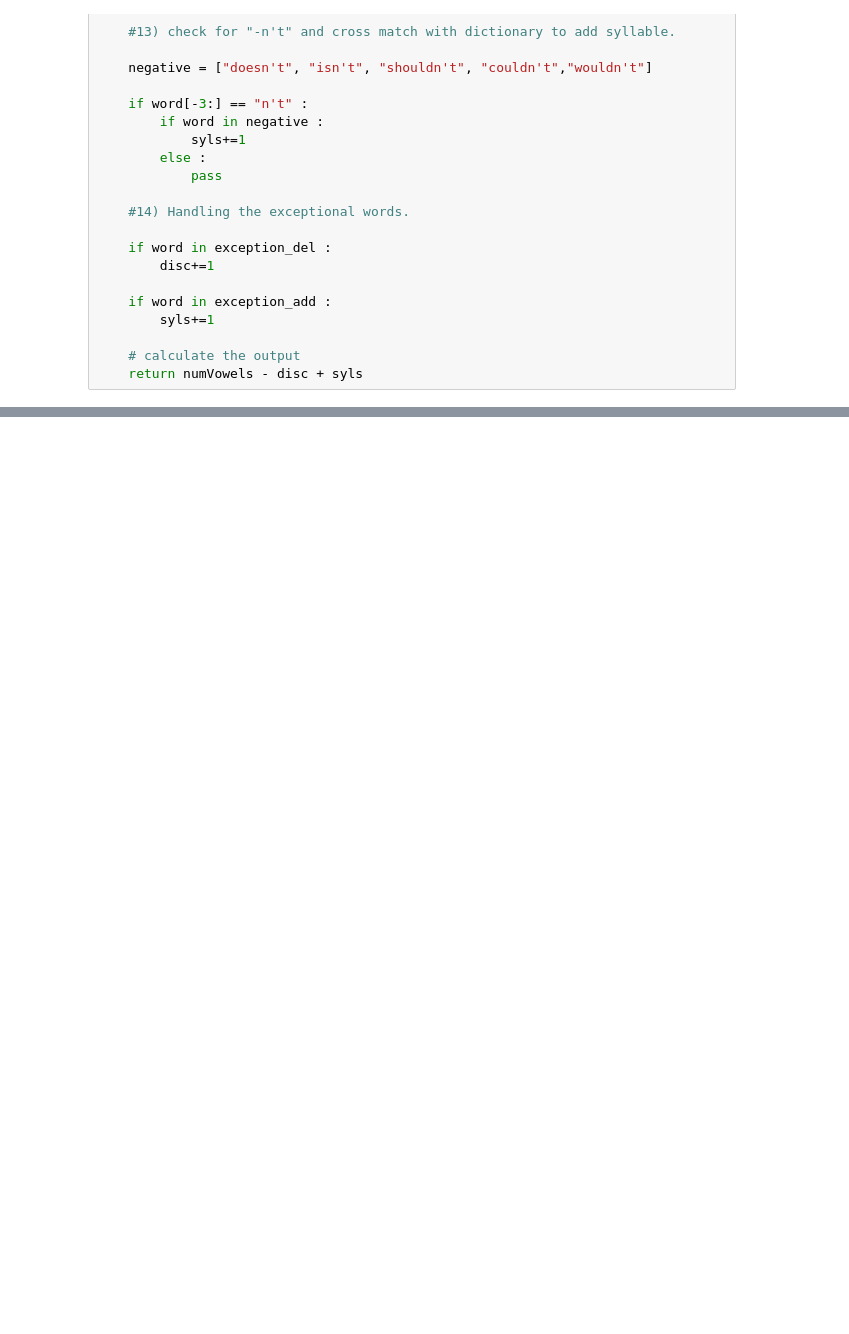
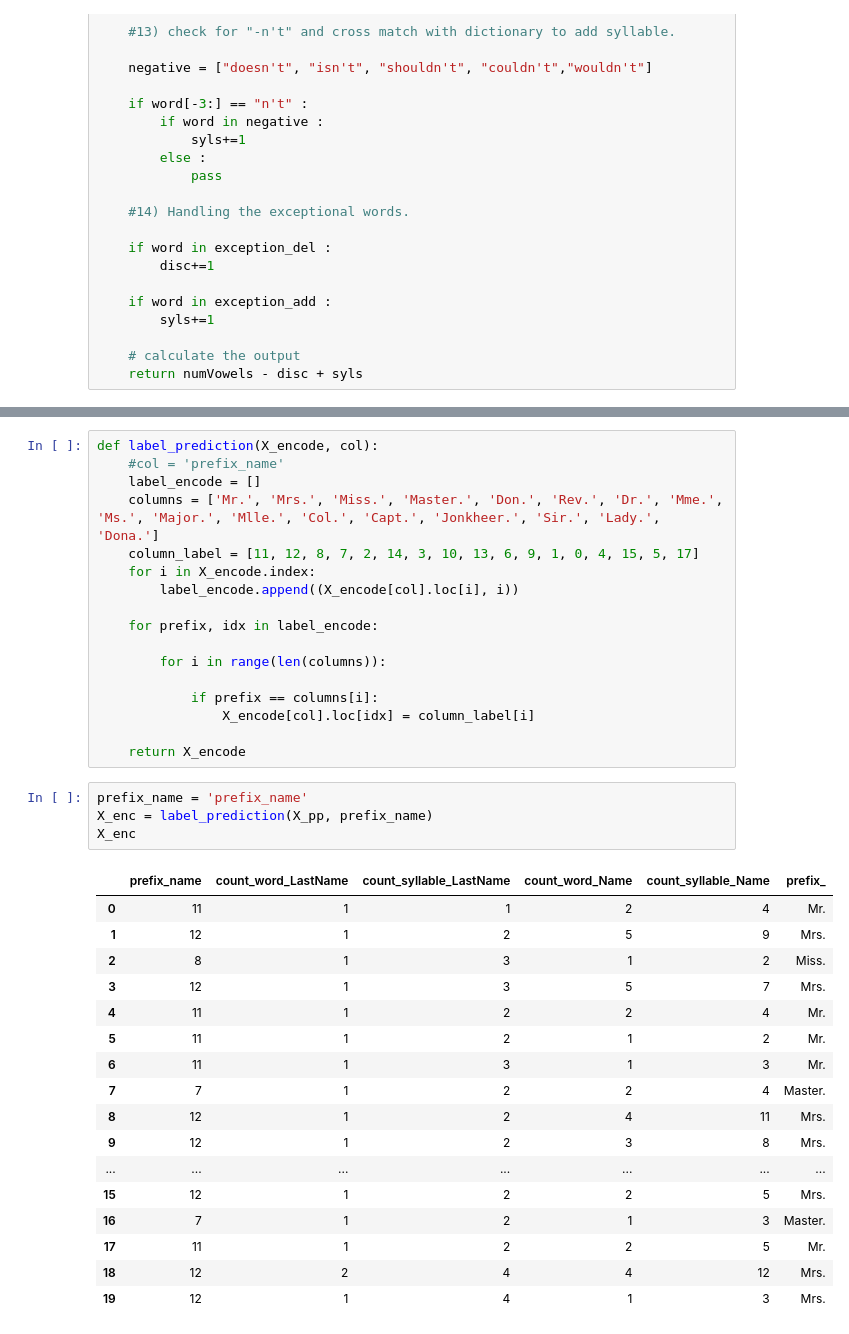
Before and after one commit to chaiwat47/CP3-Chaiwat-Klaewwigkij, a Jupyter notebook: My_Project/Road_to_data_sci/TitanicName_Predict/Lab.ipynb, the cells around one changed output, grey strips where cells are left out. Cells and saved outputs as stored; diff of their text form; blank space fills up the shorter version.

```diff
--- a/My_Project/Road_to_data_sci/TitanicName_Predict/Lab.ipynb
+++ b/My_Project/Road_to_data_sci/TitanicName_Predict/Lab.ipynb
@@ -316,0 +412,39 @@ print(multiple(10))
+# %%
+def label_prediction(X_encode, col):
+    #col = 'prefix_name'
+    label_encode = []
+    columns = ['Mr.', 'Mrs.', 'Miss.', 'Master.', 'Don.', 'Rev.', 'Dr.', 'Mme.', 'Ms.', 'Major.', 'Mlle.', 'Col.', 'Capt.', 'Jonkheer.', 'Sir.', 'Lady.', 'Dona.']
+    column_label = [11, 12, 8, 7, 2, 14, 3, 10, 13, 6, 9, 1, 0, 4, 15, 5, 17]
+    for i in X_encode.index:
+        label_encode.append((X_encode[col].loc[i], i))
+
+    for prefix, idx in label_encode:
+
+        for i in range(len(columns)):
+
+            if prefix == columns[i]:
+                X_encode[col].loc[idx] = column_label[i]
+
+    return X_encode
+# %%
+prefix_name = 'prefix_name'
+X_enc = label_prediction(X_pp, prefix_name)
+X_enc
+# %% [output]
+|  | prefix_name | count_word_LastName | count_syllable_LastName | count_word_Name | count_syllable_Name | prefix_ |
+| 0 | 11 | 1 | 1 | 2 | 4 | Mr. |
+| 1 | 12 | 1 | 2 | 5 | 9 | Mrs. |
+| 2 | 8 | 1 | 3 | 1 | 2 | Miss. |
+| 3 | 12 | 1 | 3 | 5 | 7 | Mrs. |
+| 4 | 11 | 1 | 2 | 2 | 4 | Mr. |
+| 5 | 11 | 1 | 2 | 1 | 2 | Mr. |
+| 6 | 11 | 1 | 3 | 1 | 3 | Mr. |
+| 7 | 7 | 1 | 2 | 2 | 4 | Master. |
+| 8 | 12 | 1 | 2 | 4 | 11 | Mrs. |
+| 9 | 12 | 1 | 2 | 3 | 8 | Mrs. |
+| ... | ... | ... | ... | ... | ... | ... |
+| 15 | 12 | 1 | 2 | 2 | 5 | Mrs. |
+| 16 | 7 | 1 | 2 | 1 | 3 | Master. |
+| 17 | 11 | 1 | 2 | 2 | 5 | Mr. |
+| 18 | 12 | 2 | 4 | 4 | 12 | Mrs. |
+| 19 | 12 | 1 | 4 | 1 | 3 | Mrs. |
```
Also changed, not shown: parts of 25 cells of this notebook, 2 other files.
